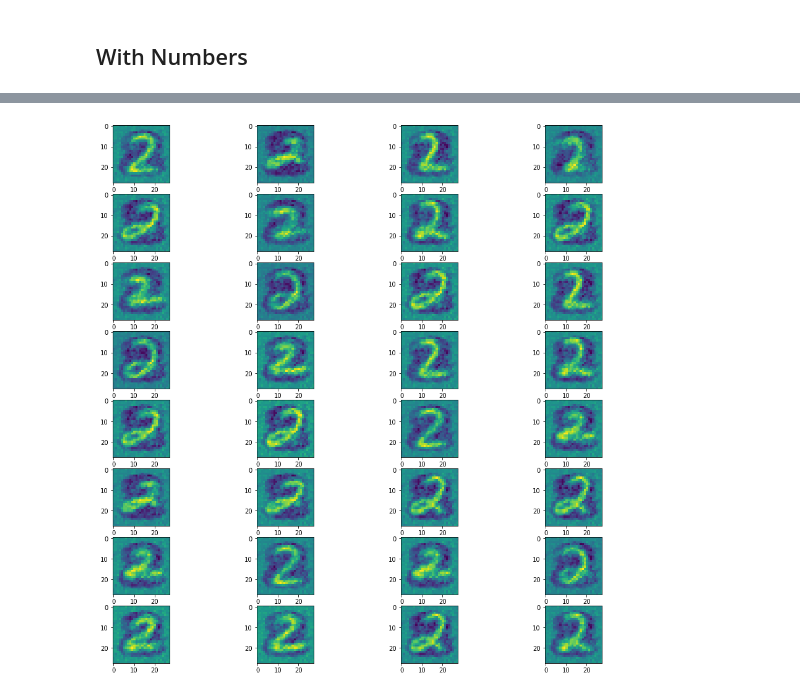
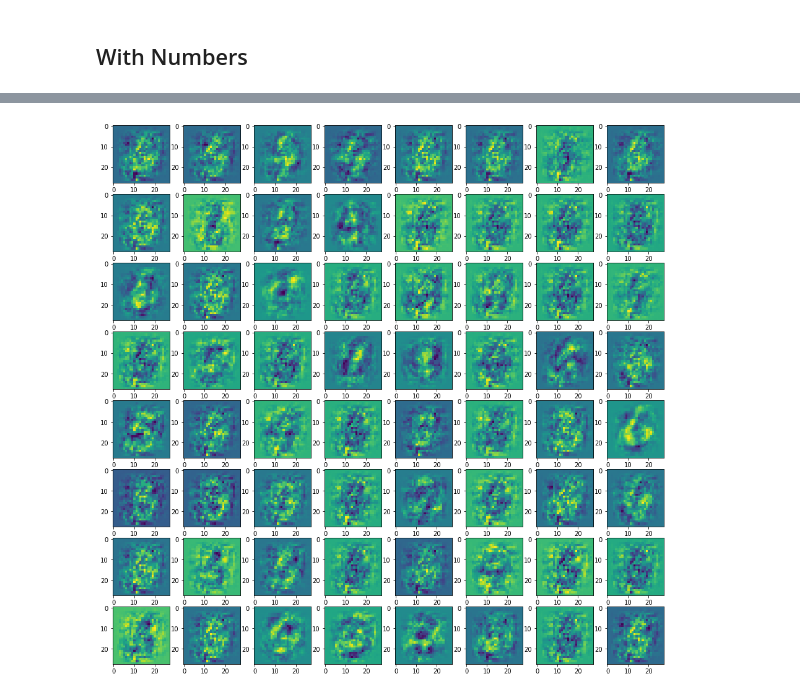
Before and after one commit to saarangp/dreammachines, a Jupyter notebook: sparse_coding_test.ipynb, the cells around one changed output, grey strips where cells are left out. Cells and saved outputs as stored; diff of their text form; code cells hidden in the pictures.

```diff
--- a/sparse_coding_test.ipynb
+++ b/sparse_coding_test.ipynb
@@ -30,6 +30,10 @@ def get_mnist_images(number=1):
     X = ((np.concatenate((x_train, x_test), axis = 0))).astype(float)
     y = np.concatenate((y_train, y_test), axis = 0)
 
+    if number == -1:
+        digit = X
+        digit = (digit.reshape((len(digit), 28*28))).astype(float)
+        return digit
     # Isolate Ones
     digit = X[np.where(y == number)]
     digit = (digit.reshape((len(digit), 28*28))).astype(float)
@@ -43,5 +47,5 @@ model = SparseCodingModel(256, 32, 0.001)
 
 X_train = create_images(256, 16, 16)
 
-model.train(X_train, num_steps=500)
+model.train(X_train, num_steps=3000)
 # %% [output]
@@ -81,7 +85,7 @@ plt.imshow(X_pred[:, 7].reshape(16, 16))
 # %% [markdown]
 ## With Numbers
 # %%
-num_dataset = get_mnist_images(number=2)
+num_dataset = get_mnist_images(number=-1)
 # %%
 num_dataset.shape
 # %% [output]
@@ -89,4 +93,4 @@ num_dataset.shape
 # %%
-num_model = SparseCodingModel(200, 32, 0.005)
-num_model.train(num_dataset[:200])
+num_model = SparseCodingModel(200, 64, 0.005)
+num_model.train(num_dataset)
 # %% [output]
@@ -94,11 +98,11 @@ num_model.train(num_dataset[:200])
 # %%
 fig=plt.figure(figsize=(16, 16))
-columns = 4
+columns = 8
 rows = 8
-for i in range(32):
+for i in range(64):
     img = num_model.Phi[:, i].reshape(28, 28)
     fig.add_subplot(rows, columns, i + 1)
     plt.imshow(img)
 plt.show()
 # %% [output]
-[figure, old version]
+[figure, new version]
```
Also changed, not shown: parts of 21 cells of this notebook.
